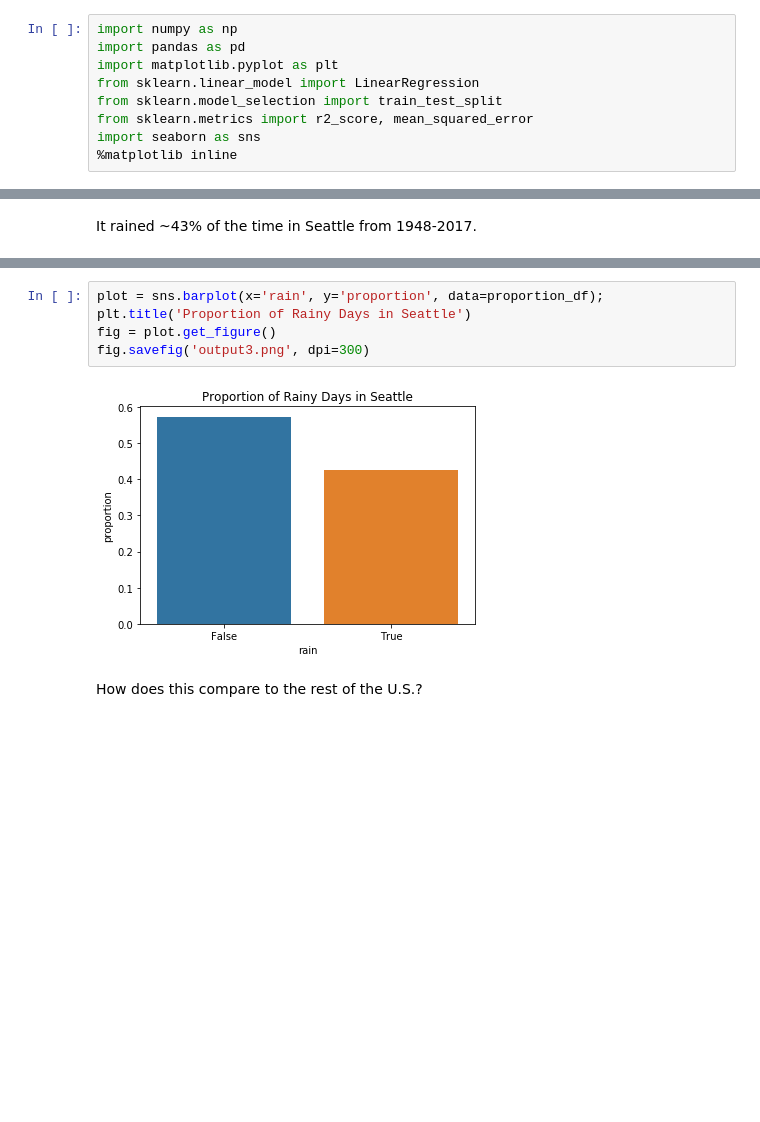
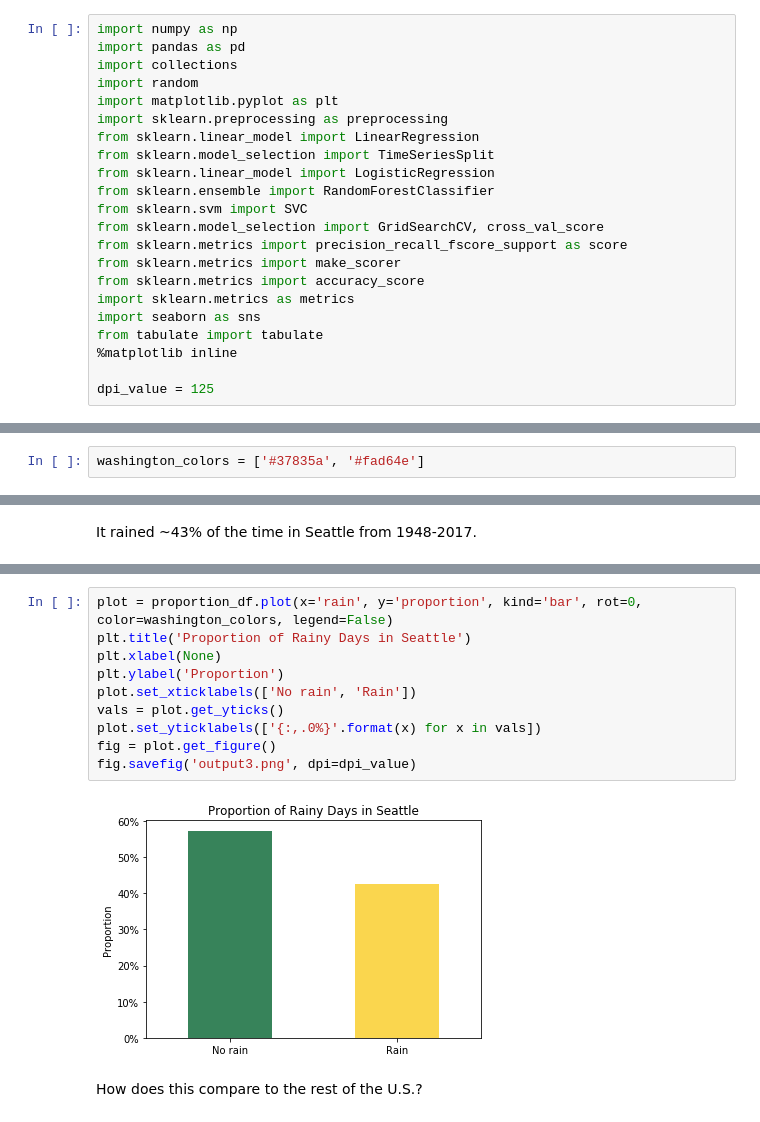
Before and after one commit to GoldbergData/joshuagoldberg-website, a Jupyter notebook: content/post/seattle-rain/index.ipynb, the cells around one changed output, grey strips where cells are left out. Saved outputs shown, nothing was run; the diff lists cells and outputs as text; blank space fills up the shorter version.

```diff
--- a/content/post/seattle-rain/index.ipynb
+++ b/content/post/seattle-rain/index.ipynb
@@ -18,12 +19,25 @@ While I won't include national data in this exploration, I will try to compare S
 # %%
 import numpy as np
 import pandas as pd
+import collections
+import random
 import matplotlib.pyplot as plt
+import sklearn.preprocessing as preprocessing
 from sklearn.linear_model import LinearRegression
-from sklearn.model_selection import train_test_split
-from sklearn.metrics import r2_score, mean_squared_error
+from sklearn.model_selection import TimeSeriesSplit
+from sklearn.linear_model import LogisticRegression
+from sklearn.ensemble import RandomForestClassifier
+from sklearn.svm import SVC
+from sklearn.model_selection import GridSearchCV, cross_val_score
+from sklearn.metrics import precision_recall_fscore_support as score
+from sklearn.metrics import make_scorer
+from sklearn.metrics import accuracy_score
+import sklearn.metrics as metrics
 import seaborn as sns
+from tabulate import tabulate
 %matplotlib inline
+
+dpi_value = 125
 # %%
 weather_df = pd.read_csv("seattleWeather_1948-2017.csv", parse_dates=True, squeeze=True)
 weather_df.columns = map(str.lower, weather_df.columns)
@@ -99 +113,3 @@ Here are general time series plots of the numeric data (percipitation and temper
+# %%
+washington_colors = ['#37835a', '#fad64e']
 # %%
@@ -120,10 +150,15 @@ It rained ~43% of the time in Seattle from 1948-2017.
 # %%
-plot = sns.barplot(x='rain', y='proportion', data=proportion_df);
+plot = proportion_df.plot(x='rain', y='proportion', kind='bar', rot=0, color=washington_colors, legend=False)
 plt.title('Proportion of Rainy Days in Seattle')
+plt.xlabel(None)
+plt.ylabel('Proportion')
+plot.set_xticklabels(['No rain', 'Rain'])
+vals = plot.get_yticks()
+plot.set_yticklabels(['{:,.0%}'.format(x) for x in vals])
 fig = plot.get_figure()
-fig.savefig('output3.png', dpi=300)
+fig.savefig('output3.png', dpi=dpi_value)
 # %% [output]
-[figure, old version]
+[figure, new version]
 # %% [markdown]
 How does this compare to the rest of the U.S.?
 # %%
```
Also changed, not shown: parts of 47 cells of this notebook, 33 other files.
